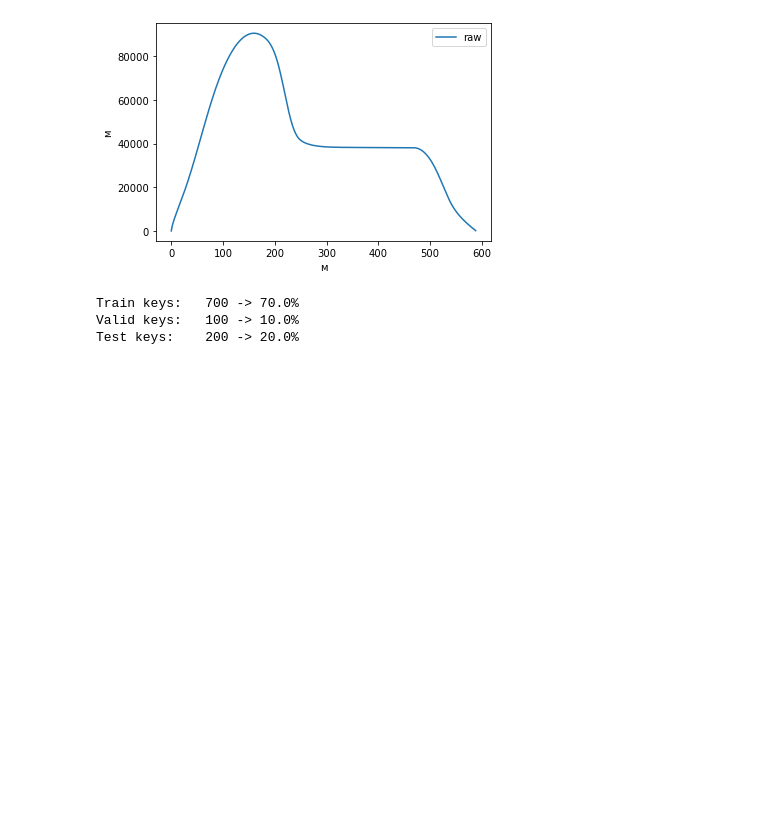
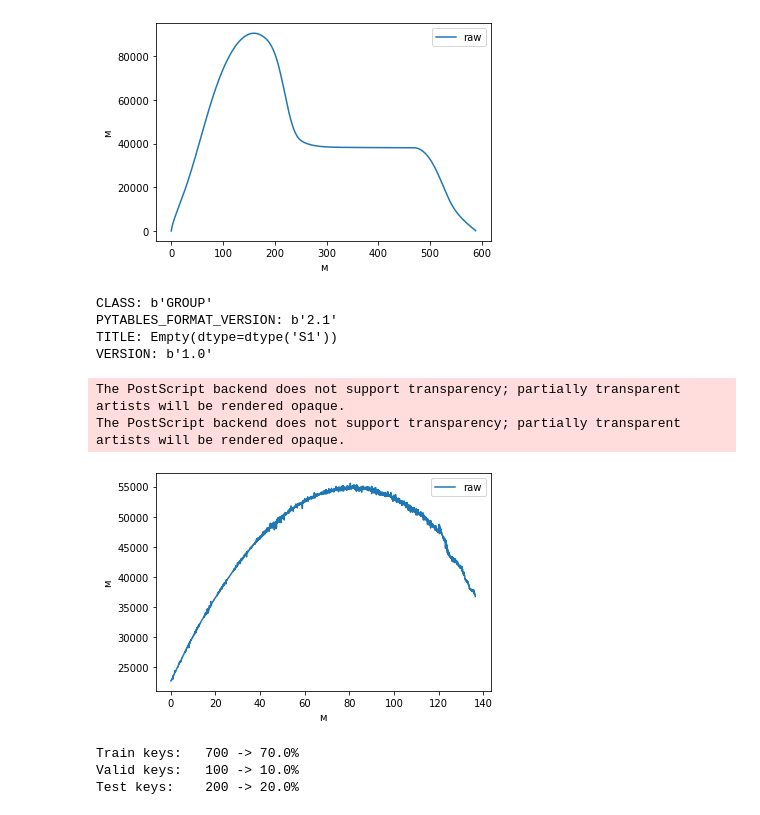
Before and after one commit to dart9905/-oursework, a Jupyter notebook: KalmanNN/KalmanNN.ipynb, the cells around one changed output. Cells and saved outputs as stored; diff of their text form; code cells hidden in the pictures; blank space fills up the shorter version.

```diff
--- a/KalmanNN/KalmanNN.ipynb
+++ b/KalmanNN/KalmanNN.ipynb
@@ -1107,6 +1122,32 @@ plt.show()
 The PostScript backend does not support transparency; partially transparent artists will be rendered opaque.
 The PostScript backend does not support transparency; partially transparent artists will be rendered opaque.
 [figure]
+# %%
+# reading
+real_file_trajectories = '/content/drive/MyDrive/Документы/NN/unpack122_2.h5'
+
+try:
+    dset_real = read_trajectories(real_file_trajectories)
+except FileNotFoundError:
+    assert "NO file!!!"
+# %% [output]
+CLASS: b'GROUP'
+PYTABLES_FORMAT_VERSION: b'2.1'
+TITLE: Empty(dtype=dtype('S1'))
+VERSION: b'1.0'
+# %%
+fig, ax = plt.subplots()
+plt.ylabel('м')
+plt.xlabel('м')
+v = dset_real['/ballistic_raw/BALLISTIC_1']
+plt.plot(v.t, v.msY, label='raw')
+plt.legend()
+fig.savefig('filename.eps', format='eps')
+plt.show()
+# %% [output]
+The PostScript backend does not support transparency; partially transparent artists will be rendered opaque.
+The PostScript backend does not support transparency; partially transparent artists will be rendered opaque.
+[figure, added]
 # %%
 # Train-val-test split data
 data_keys = sorted([key for key in dset.keys() if ('raw' in key)&('ballistic' in key)])#hgv ballistic
```
Also changed, not shown: parts of 12 cells of this notebook, 1 other file.
